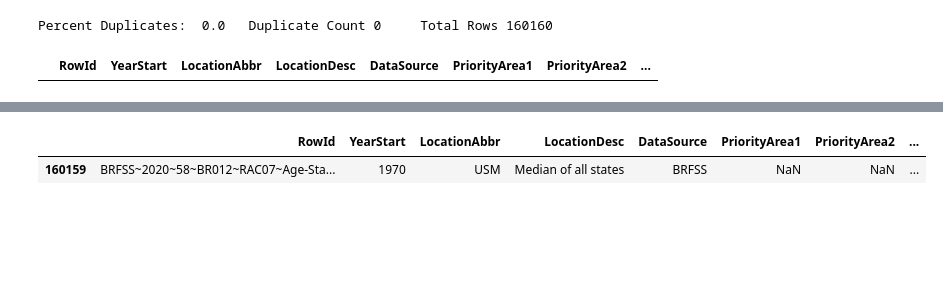
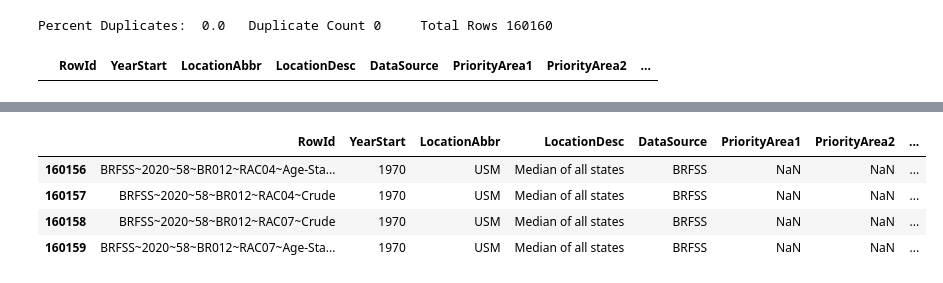
Before and after one commit to duvallar/MA384_CDSA, a Jupyter notebook: duvallar/behaviordata.ipynb, the cells around one changed output, grey strips where cells are left out. Drawn from its saved outputs; the diff is of its cells as text; code cells hidden in the pictures; blank space fills up the shorter version.

```diff
--- a/duvallar/behaviordata.ipynb
+++ b/duvallar/behaviordata.ipynb
@@ -130,9 +130,12 @@ BRFSS~2020~58~BR012~RAC07~Age-Standardized    1
 nan                   3080
 Name: count, dtype: int64
 # %%
-df.tail(1)
+df.tail(4)
 # %% [output]
 |  | RowId | YearStart | LocationAbbr | LocationDesc | DataSource | PriorityArea1 | PriorityArea2 | ... |
+| 160156 | BRFSS~2020~58~BR012~RAC04~Age-Sta... | 1970 | USM | Median of all states | BRFSS | NaN | NaN | ... |
+| 160157 | BRFSS~2020~58~BR012~RAC04~Crude | 1970 | USM | Median of all states | BRFSS | NaN | NaN | ... |
+| 160158 | BRFSS~2020~58~BR012~RAC07~Crude | 1970 | USM | Median of all states | BRFSS | NaN | NaN | ... |
 | 160159 | BRFSS~2020~58~BR012~RAC07~Age-Sta... | 1970 | USM | Median of all states | BRFSS | NaN | NaN | ... |
 # %%
 # ## Data Break Down
```
